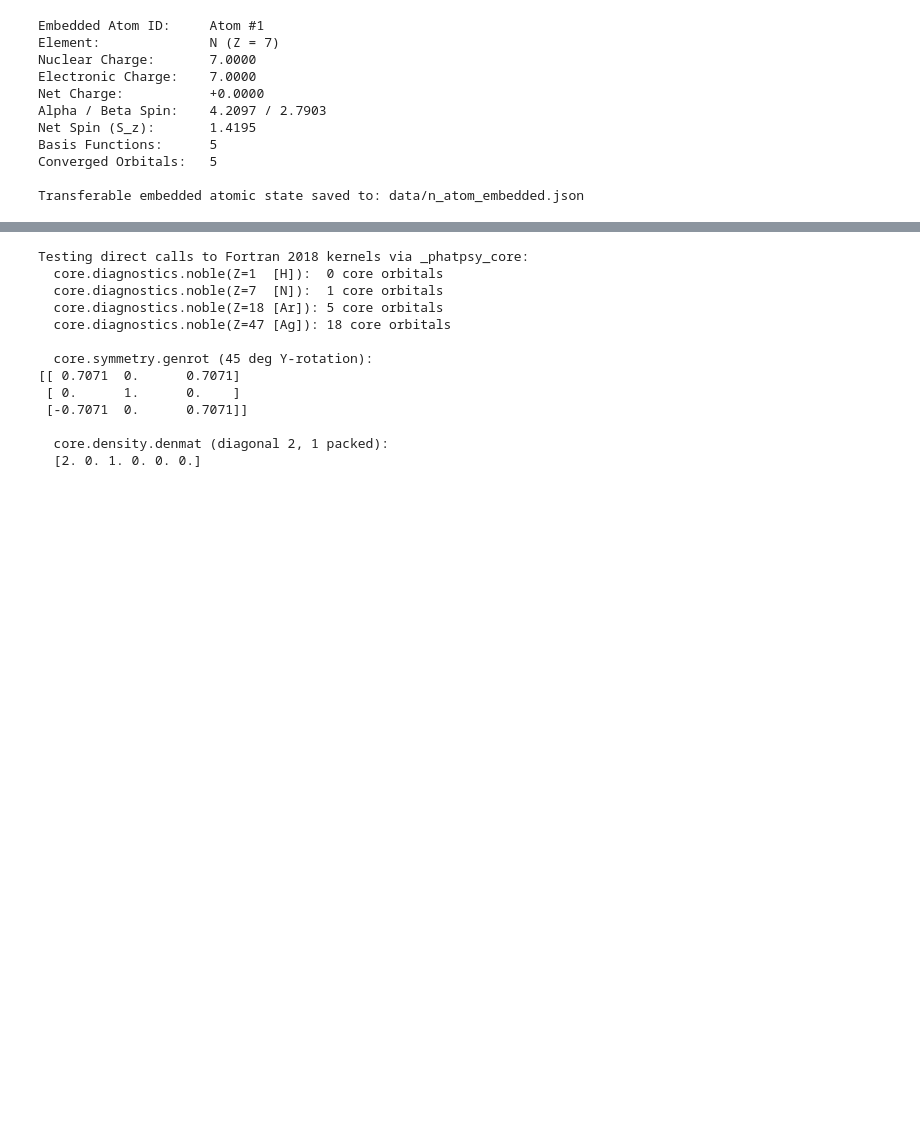
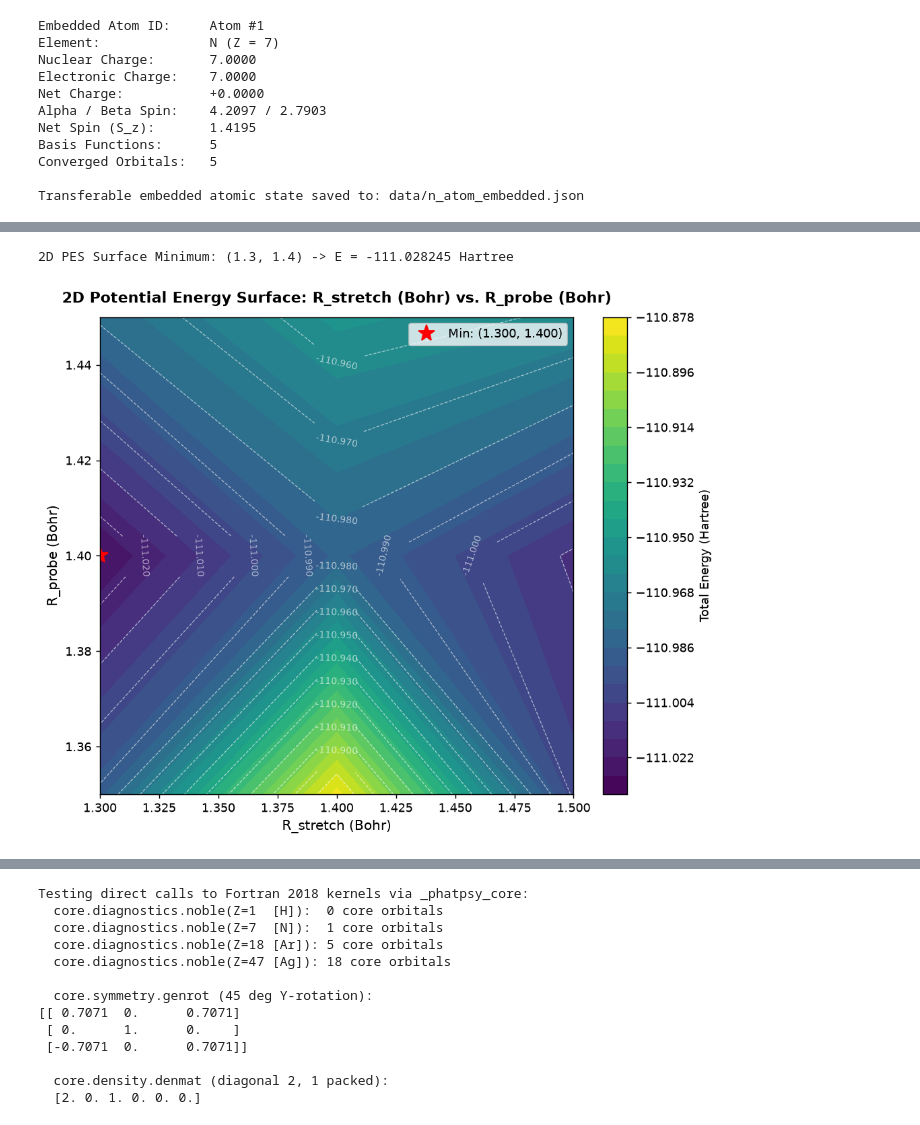
Before and after one commit to JackS9/phatpsy2, a Jupyter notebook: notebooks/phatpsy_driver_walkthrough.ipynb, the cells around one changed output, grey strips where cells are left out. Saved outputs shown, nothing was run; the diff lists cells and outputs as text; code cells hidden in the pictures; blank space fills up the shorter version.

```diff
--- a/notebooks/phatpsy_driver_walkthrough.ipynb
+++ b/notebooks/phatpsy_driver_walkthrough.ipynb
@@ -880,0 +928,19 @@ plt.show()
+# %%
+# Automated 2D Grid Potential Energy Surface (PES) Scan
+grid1 = [1.30, 1.40, 1.50]
+grid2 = [1.35, 1.40, 1.45]
+
+res_2d = scan_2d(
+    n2_deck,
+    ("bond", 0, 1), grid1,
+    ("bond", 0, 1), grid2,
+    coord1_name="R_stretch (Bohr)",
+    coord2_name="R_probe (Bohr)",
+    warm_restart=True,
+)
+
+print(f"2D PES Surface Minimum: {res_2d.min_values} -> E = {res_2d.min_energy:.6f} Hartree")
+res_2d.plot();
+# %% [output]
+2D PES Surface Minimum: (1.3, 1.4) -> E = -111.028245 Hartree
+[figure, added]
```
Also changed, not shown: parts of 12 cells of this notebook.
